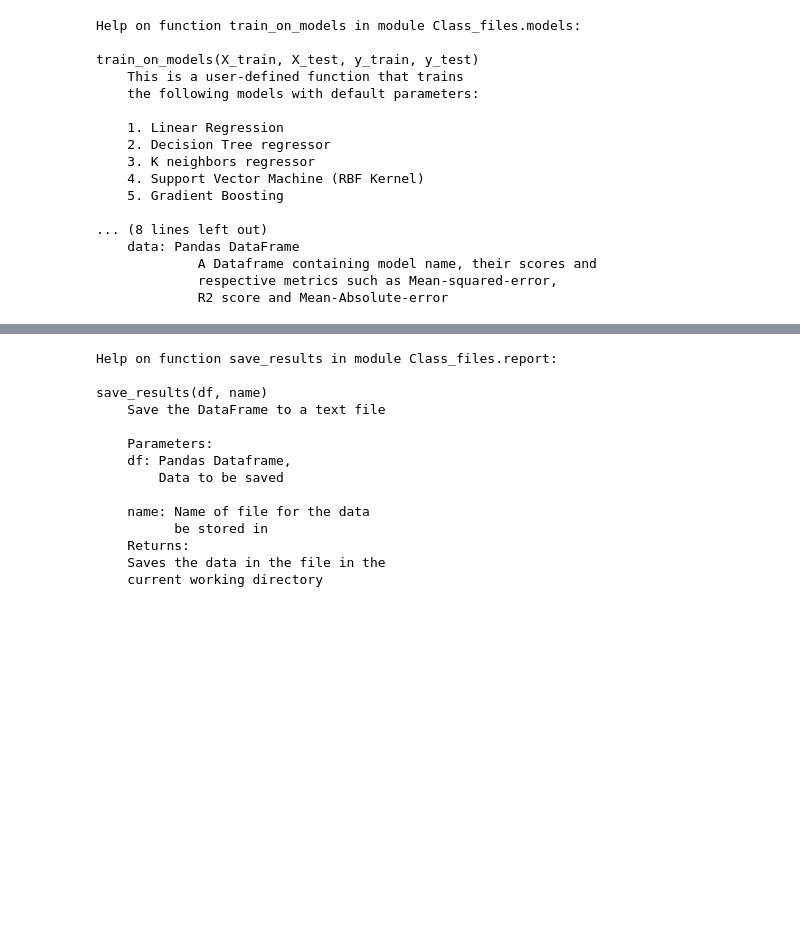
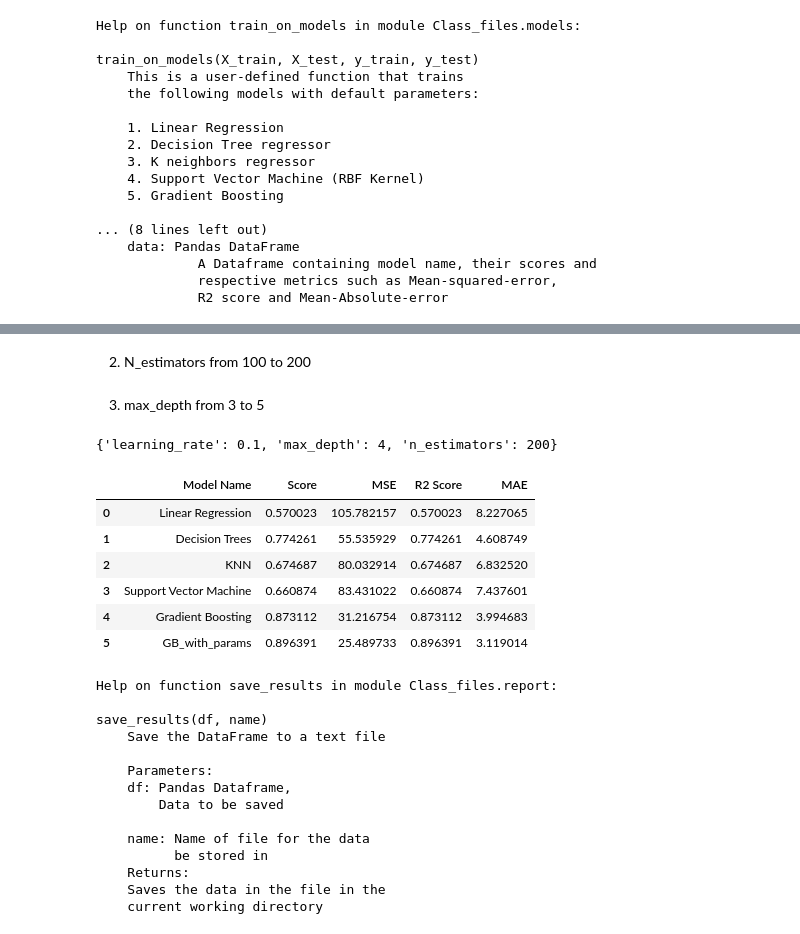
Before and after one commit to Yadu9238/ML_basics, a Jupyter notebook: Cement_prediction/Concrete.ipynb, the cells around one changed output, grey strips where cells are left out. Drawn from its saved outputs; the diff is of its cells as text; code cells hidden in the pictures; blank space fills up the shorter version.

```diff
--- a/Cement_prediction/Concrete.ipynb
+++ b/Cement_prediction/Concrete.ipynb
@@ -321,0 +358,20 @@ data
+# %% [markdown]
+2. N_estimators from 100 to 200
+# %% [markdown]
+3. max_depth from 3 to 5
+# %%
+from sklearn.model_selection import GridSearchCV
+gbr = GradientBoostingRegressor()
+gbr.fit(X_train,y_train)
+params = {
+    'learning_rate' : [0.01, 0.1,0.5, 1.0],
+    'n_estimators' : [100, 150, 200],
+    'max_depth' : [3, 4, 5]
+}
+
+clf = GridSearchCV(gbr, params)
+clf.fit(X_train, y_train)
+
+clf.best_params_
+# %% [output]
+{'learning_rate': 0.1, 'max_depth': 4, 'n_estimators': 200}
@@ -322,3 +381,25 @@ data
+# %%
+from sklearn.metrics import mean_squared_error, mean_absolute_error, r2_score
+
+score = clf.score(X_test,y_test)
+y_pred = clf.predict(X_test)
+mse = mean_squared_error(y_test,y_pred)
+r2 = r2_score(y_test,y_pred)
+mae = mean_absolute_error(y_test,y_pred)
+data.loc[len(data.index)] = ['GB_with_params',score,mse,r2,mae]
+logger.info("Trained on GB With new updated parameters")
+logger.info("Score = "+str(round(score,4))+"|MSE = "+str(round(mse,4))+"|R2 score ="+str(round(r2,4))+"|MAE = "+str(round(mae,4)))
+logger.info("- - - - - - - - - - - - - - -")
+# %%
+data
+# %% [output]
+|  | Model Name | Score | MSE | R2 Score | MAE |
+| 0 | Linear Regression | 0.570023 | 105.782157 | 0.570023 | 8.227065 |
+| 1 | Decision Trees | 0.774261 | 55.535929 | 0.774261 | 4.608749 |
+| 2 | KNN | 0.674687 | 80.032914 | 0.674687 | 6.832520 |
+| 3 | Support Vector Machine | 0.660874 | 83.431022 | 0.660874 | 7.437601 |
+| 4 | Gradient Boosting | 0.873112 | 31.216754 | 0.873112 | 3.994683 |
+| 5 | GB_with_params | 0.896391 | 25.489733 | 0.896391 | 3.119014 |
 # %%
 help(save_results)
 # %% [output]
```
Also changed, not shown: parts of 8 cells of this notebook, 5 other files.
